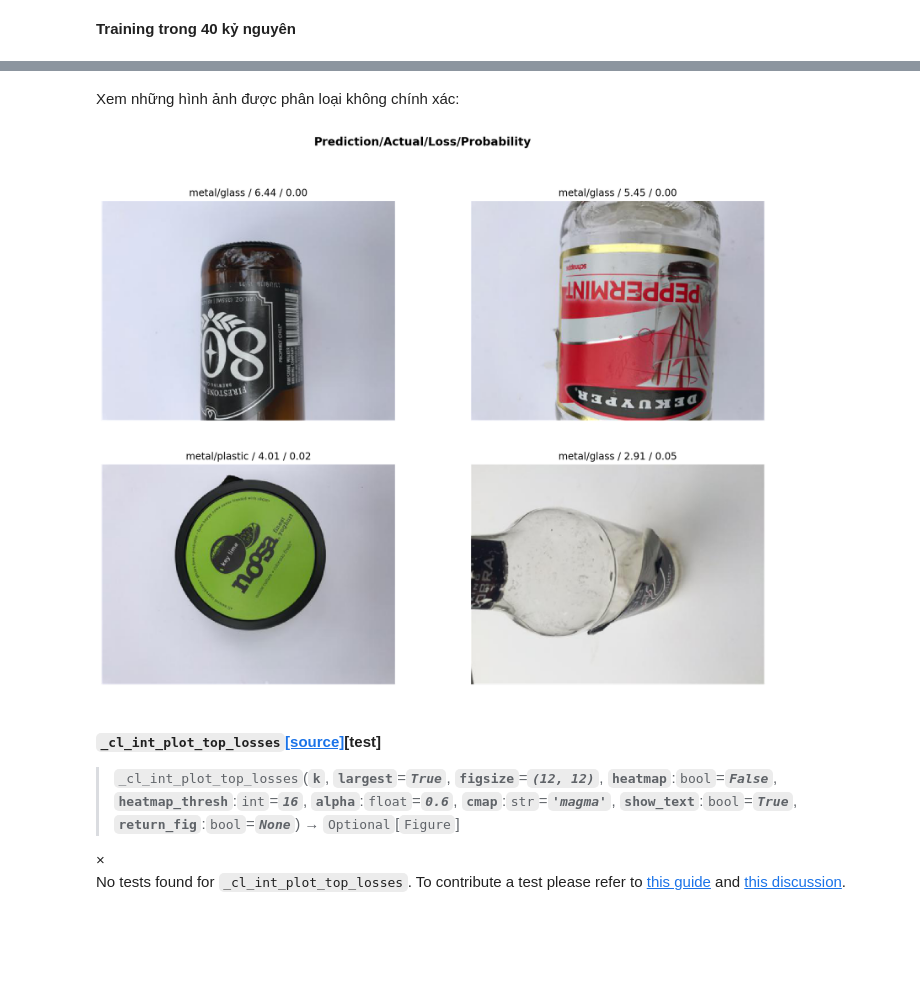
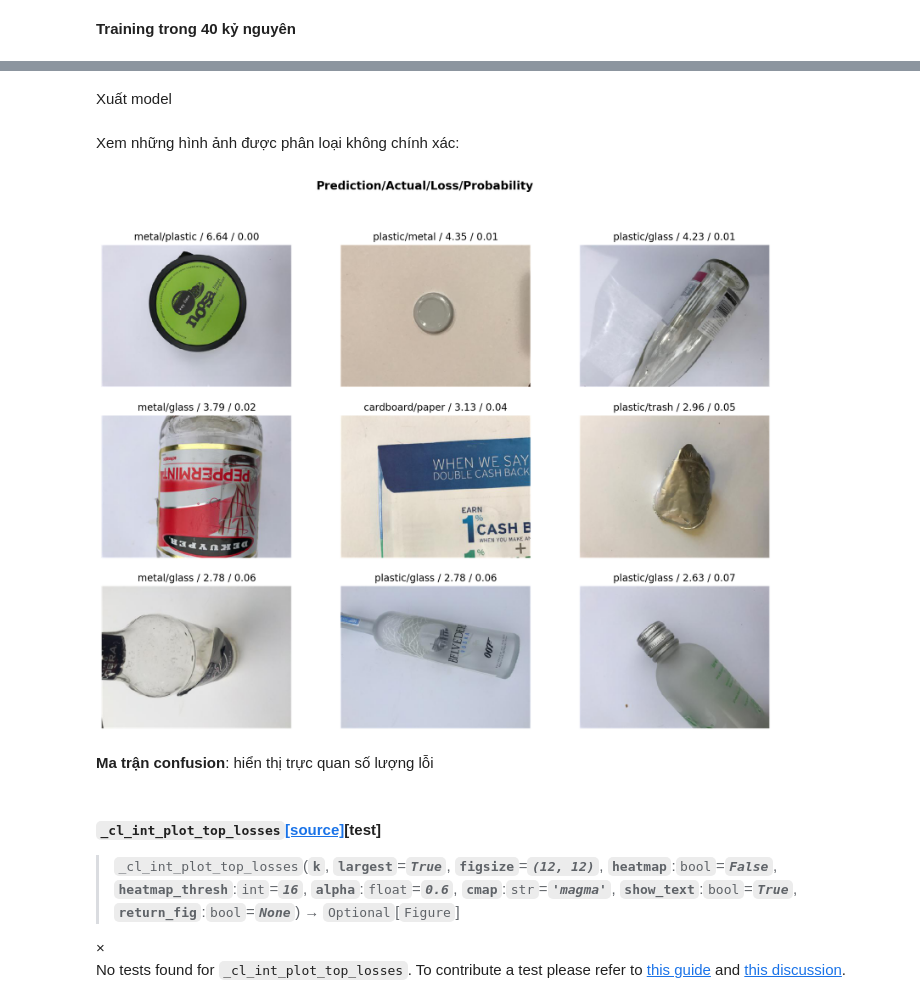
Before and after one commit to ladaifu/waste-sorting, a Jupyter notebook: waste_sorting.ipynb, the cells around one changed output, grey strips where cells are left out. Cells and saved outputs as stored; diff of their text form; code cells hidden in the pictures; blank space fills up the shorter version.

```diff
--- a/waste_sorting.ipynb
+++ b/waste_sorting.ipynb
@@ -242,3 +235,5 @@ learn.fit_one_cycle(40, max_lr=5e-03)
+# %% [markdown]
+Xuất model
 # %%
 learn.export('export.pkl')
 # %% [markdown]
@@ -247,9 +242,11 @@ Xem những hình ảnh được phân loại không chính xác:
 interp = ClassificationInterpretation.from_learner(learn)
 losses, idxs = interp.top_losses()
 # %%
-interp.plot_top_losses(4, figsize=(15, 11))
+interp.plot_top_losses(9, figsize=(15, 11))
 # %% [output]
-[figure, old version]
+[figure, new version]
+# %% [markdown]
+**Ma trận confusion**: hiển thị trực quan số lượng lỗi
 # %%
 doc(interp.plot_top_losses)
 interp.plot_confusion_matrix(figsize=(12, 12), dpi=60)
```
Also changed, not shown: parts of 22 cells of this notebook.
